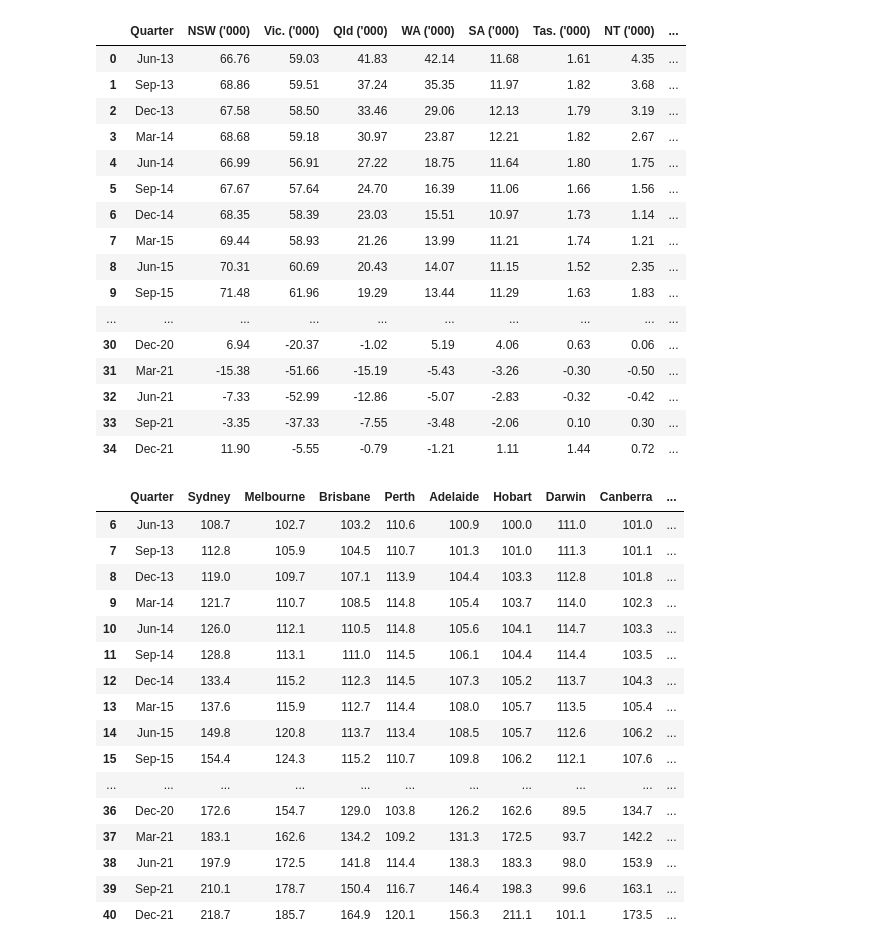
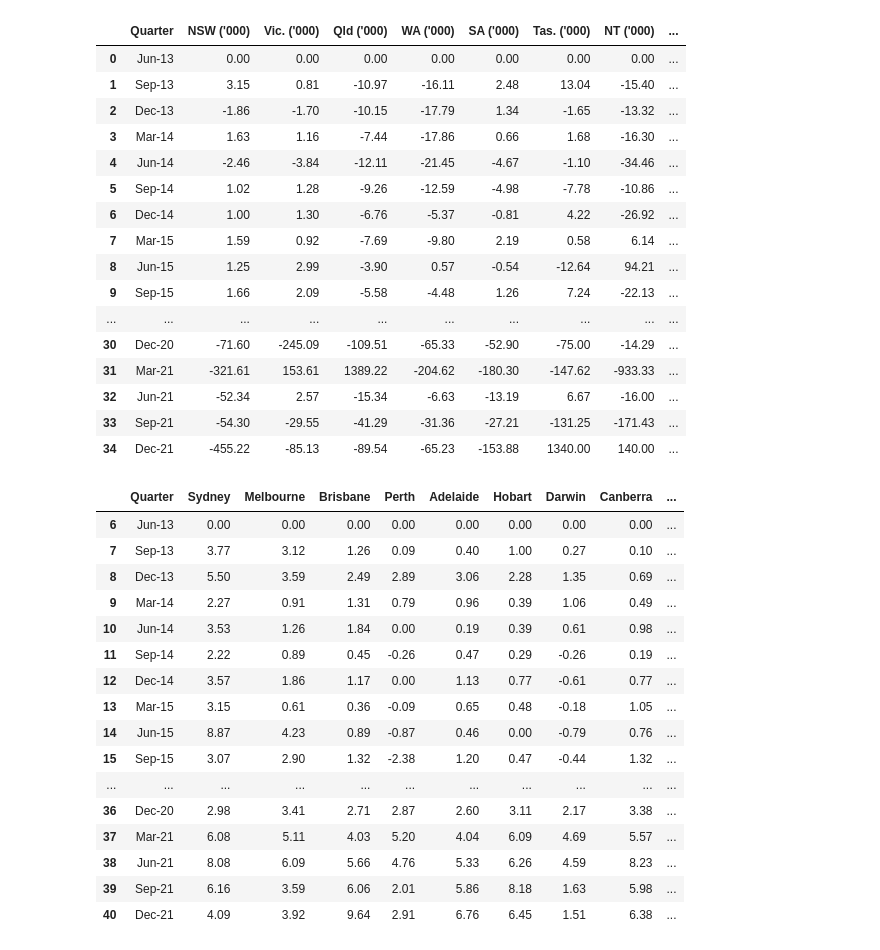
Before and after one commit to L-Tren/Project-1-Group-2, a Jupyter notebook: Project_1_Group2.ipynb, the cells around one changed output. Saved outputs shown, nothing was run; the diff lists cells and outputs as text; code cells hidden in the pictures.

```diff
--- a/Project_1_Group2.ipynb
+++ b/Project_1_Group2.ipynb
@@ -31,66 +31,81 @@ merged_df_migration = merged_df_migration[merged_df_migration['Quarter'] <= pd.t
 # Convert the Quarter column back to original format (for cleaner visualisation)
 merged_df_migration['Quarter'] = merged_df_migration['Quarter'].dt.strftime('%b-%y')
 
+#After discussing with Fab, will convert to percentage movement per quarter
+for column in merged_df_migration.columns[1:]:
+    merged_df_migration[column] = round(merged_df_migration[column].pct_change() * 100,2)
+
+# Update first row from 'NaN' to display zero
+merged_df_migration.fillna(0, inplace=True)
+
 #Display cleaned merged migration dataframe
 merged_df_migration
 # %% [output]
 |  | Quarter | NSW ('000) | Vic. ('000) | Qld ('000) | WA ('000) | SA ('000) | Tas. ('000) | NT ('000) | ... |
-| 0 | Jun-13 | 66.76 | 59.03 | 41.83 | 42.14 | 11.68 | 1.61 | 4.35 | ... |
-| 1 | Sep-13 | 68.86 | 59.51 | 37.24 | 35.35 | 11.97 | 1.82 | 3.68 | ... |
-| 2 | Dec-13 | 67.58 | 58.50 | 33.46 | 29.06 | 12.13 | 1.79 | 3.19 | ... |
-| 3 | Mar-14 | 68.68 | 59.18 | 30.97 | 23.87 | 12.21 | 1.82 | 2.67 | ... |
-| 4 | Jun-14 | 66.99 | 56.91 | 27.22 | 18.75 | 11.64 | 1.80 | 1.75 | ... |
-| 5 | Sep-14 | 67.67 | 57.64 | 24.70 | 16.39 | 11.06 | 1.66 | 1.56 | ... |
-| 6 | Dec-14 | 68.35 | 58.39 | 23.03 | 15.51 | 10.97 | 1.73 | 1.14 | ... |
-| 7 | Mar-15 | 69.44 | 58.93 | 21.26 | 13.99 | 11.21 | 1.74 | 1.21 | ... |
-| 8 | Jun-15 | 70.31 | 60.69 | 20.43 | 14.07 | 11.15 | 1.52 | 2.35 | ... |
-| 9 | Sep-15 | 71.48 | 61.96 | 19.29 | 13.44 | 11.29 | 1.63 | 1.83 | ... |
+| 0 | Jun-13 | 0.00 | 0.00 | 0.00 | 0.00 | 0.00 | 0.00 | 0.00 | ... |
+| 1 | Sep-13 | 3.15 | 0.81 | -10.97 | -16.11 | 2.48 | 13.04 | -15.40 | ... |
+| 2 | Dec-13 | -1.86 | -1.70 | -10.15 | -17.79 | 1.34 | -1.65 | -13.32 | ... |
+| 3 | Mar-14 | 1.63 | 1.16 | -7.44 | -17.86 | 0.66 | 1.68 | -16.30 | ... |
+| 4 | Jun-14 | -2.46 | -3.84 | -12.11 | -21.45 | -4.67 | -1.10 | -34.46 | ... |
+| 5 | Sep-14 | 1.02 | 1.28 | -9.26 | -12.59 | -4.98 | -7.78 | -10.86 | ... |
+| 6 | Dec-14 | 1.00 | 1.30 | -6.76 | -5.37 | -0.81 | 4.22 | -26.92 | ... |
+| 7 | Mar-15 | 1.59 | 0.92 | -7.69 | -9.80 | 2.19 | 0.58 | 6.14 | ... |
+| 8 | Jun-15 | 1.25 | 2.99 | -3.90 | 0.57 | -0.54 | -12.64 | 94.21 | ... |
+| 9 | Sep-15 | 1.66 | 2.09 | -5.58 | -4.48 | 1.26 | 7.24 | -22.13 | ... |
 | ... | ... | ... | ... | ... | ... | ... | ... | ... | ... |
-| 30 | Dec-20 | 6.94 | -20.37 | -1.02 | 5.19 | 4.06 | 0.63 | 0.06 | ... |
-| 31 | Mar-21 | -15.38 | -51.66 | -15.19 | -5.43 | -3.26 | -0.30 | -0.50 | ... |
-| 32 | Jun-21 | -7.33 | -52.99 | -12.86 | -5.07 | -2.83 | -0.32 | -0.42 | ... |
-| 33 | Sep-21 | -3.35 | -37.33 | -7.55 | -3.48 | -2.06 | 0.10 | 0.30 | ... |
-| 34 | Dec-21 | 11.90 | -5.55 | -0.79 | -1.21 | 1.11 | 1.44 | 0.72 | ... |
+| 30 | Dec-20 | -71.60 | -245.09 | -109.51 | -65.33 | -52.90 | -75.00 | -14.29 | ... |
+| 31 | Mar-21 | -321.61 | 153.61 | 1389.22 | -204.62 | -180.30 | -147.62 | -933.33 | ... |
+| 32 | Jun-21 | -52.34 | 2.57 | -15.34 | -6.63 | -13.19 | 6.67 | -16.00 | ... |
+| 33 | Sep-21 | -54.30 | -29.55 | -41.29 | -31.36 | -27.21 | -131.25 | -171.43 | ... |
+| 34 | Dec-21 | -455.22 | -85.13 | -89.54 | -65.23 | -153.88 | 1340.00 | 140.00 | ... |
 # %%
 # Locate CSVs in resources in folder
 residential_property_price_indexes = Path("Resources/Residential Property Price Indexes, capital cities.csv")
 
 #Load CSV file into DataFrame and remove the first row (as not relevant data)
 df_property_price_indexes = pd.read_csv(residential_property_price_indexes, skiprows=1)
 
 # Remove rows with no values
 df_property_price_indexes = df_property_price_indexes.dropna(subset=['Quarter'])
 
 # Remove non-date values
 df_property_price_indexes = df_property_price_indexes[df_property_price_indexes['Quarter'].str.match(r'[A-Za-z]{3}-\d{2}')]
 
 # Convert the Quarter column to datetime format (to enable filtering)
 df_property_price_indexes['Quarter'] = pd.to_datetime(df_property_price_indexes['Quarter'], format='%b-%y')
 
 # Filter to remove data pre June 2013 (to align data range with migration data)
 df_property_price_indexes = df_property_price_indexes[df_property_price_indexes['Quarter'] >= pd.to_datetime('Jun-13', format='%b-%y')]
 
 # Convert the Quarter column back to original format for cleaner visualisation
 df_property_price_indexes['Quarter'] = df_property_price_indexes['Quarter'].dt.strftime('%b-%y')
 
 # Reorganising the columns to align with the order of the migration data (swap Adelaide and Perth)
 df_property_price_indexes = df_property_price_indexes[["Quarter", "Sydney", "Melbourne", "Brisbane", "Perth", "Adelaide", "Hobart", "Darwin", "Canberra", "Weighted average of eight capital cities"]]
+
+#After discussing with Fab, will convert to percentage movement per quarter
+for column in df_property_price_indexes.columns[1:]:
+    df_property_price_indexes[column] = round(df_property_price_indexes[column].pct_change() * 100,2)
+
+# Update first row from 'NaN' to display zero
+df_property_price_indexes.fillna(0, inplace=True)
+
 df_property_price_indexes
 # %% [output]
 |  | Quarter | Sydney | Melbourne | Brisbane | Perth | Adelaide | Hobart | Darwin | Canberra | ... |
-| 6 | Jun-13 | 108.7 | 102.7 | 103.2 | 110.6 | 100.9 | 100.0 | 111.0 | 101.0 | ... |
-| 7 | Sep-13 | 112.8 | 105.9 | 104.5 | 110.7 | 101.3 | 101.0 | 111.3 | 101.1 | ... |
-| 8 | Dec-13 | 119.0 | 109.7 | 107.1 | 113.9 | 104.4 | 103.3 | 112.8 | 101.8 | ... |
-| 9 | Mar-14 | 121.7 | 110.7 | 108.5 | 114.8 | 105.4 | 103.7 | 114.0 | 102.3 | ... |
-| 10 | Jun-14 | 126.0 | 112.1 | 110.5 | 114.8 | 105.6 | 104.1 | 114.7 | 103.3 | ... |
-| 11 | Sep-14 | 128.8 | 113.1 | 111.0 | 114.5 | 106.1 | 104.4 | 114.4 | 103.5 | ... |
-| 12 | Dec-14 | 133.4 | 115.2 | 112.3 | 114.5 | 107.3 | 105.2 | 113.7 | 104.3 | ... |
-| 13 | Mar-15 | 137.6 | 115.9 | 112.7 | 114.4 | 108.0 | 105.7 | 113.5 | 105.4 | ... |
-| 14 | Jun-15 | 149.8 | 120.8 | 113.7 | 113.4 | 108.5 | 105.7 | 112.6 | 106.2 | ... |
-| 15 | Sep-15 | 154.4 | 124.3 | 115.2 | 110.7 | 109.8 | 106.2 | 112.1 | 107.6 | ... |
+| 6 | Jun-13 | 0.00 | 0.00 | 0.00 | 0.00 | 0.00 | 0.00 | 0.00 | 0.00 | ... |
+| 7 | Sep-13 | 3.77 | 3.12 | 1.26 | 0.09 | 0.40 | 1.00 | 0.27 | 0.10 | ... |
+| 8 | Dec-13 | 5.50 | 3.59 | 2.49 | 2.89 | 3.06 | 2.28 | 1.35 | 0.69 | ... |
+| 9 | Mar-14 | 2.27 | 0.91 | 1.31 | 0.79 | 0.96 | 0.39 | 1.06 | 0.49 | ... |
+| 10 | Jun-14 | 3.53 | 1.26 | 1.84 | 0.00 | 0.19 | 0.39 | 0.61 | 0.98 | ... |
+| 11 | Sep-14 | 2.22 | 0.89 | 0.45 | -0.26 | 0.47 | 0.29 | -0.26 | 0.19 | ... |
+| 12 | Dec-14 | 3.57 | 1.86 | 1.17 | 0.00 | 1.13 | 0.77 | -0.61 | 0.77 | ... |
+| 13 | Mar-15 | 3.15 | 0.61 | 0.36 | -0.09 | 0.65 | 0.48 | -0.18 | 1.05 | ... |
+| 14 | Jun-15 | 8.87 | 4.23 | 0.89 | -0.87 | 0.46 | 0.00 | -0.79 | 0.76 | ... |
+| 15 | Sep-15 | 3.07 | 2.90 | 1.32 | -2.38 | 1.20 | 0.47 | -0.44 | 1.32 | ... |
 | ... | ... | ... | ... | ... | ... | ... | ... | ... | ... | ... |
-| 36 | Dec-20 | 172.6 | 154.7 | 129.0 | 103.8 | 126.2 | 162.6 | 89.5 | 134.7 | ... |
-| 37 | Mar-21 | 183.1 | 162.6 | 134.2 | 109.2 | 131.3 | 172.5 | 93.7 | 142.2 | ... |
-| 38 | Jun-21 | 197.9 | 172.5 | 141.8 | 114.4 | 138.3 | 183.3 | 98.0 | 153.9 | ... |
-| 39 | Sep-21 | 210.1 | 178.7 | 150.4 | 116.7 | 146.4 | 198.3 | 99.6 | 163.1 | ... |
-| 40 | Dec-21 | 218.7 | 185.7 | 164.9 | 120.1 | 156.3 | 211.1 | 101.1 | 173.5 | ... |
+| 36 | Dec-20 | 2.98 | 3.41 | 2.71 | 2.87 | 2.60 | 3.11 | 2.17 | 3.38 | ... |
+| 37 | Mar-21 | 6.08 | 5.11 | 4.03 | 5.20 | 4.04 | 6.09 | 4.69 | 5.57 | ... |
+| 38 | Jun-21 | 8.08 | 6.09 | 5.66 | 4.76 | 5.33 | 6.26 | 4.59 | 8.23 | ... |
+| 39 | Sep-21 | 6.16 | 3.59 | 6.06 | 2.01 | 5.86 | 8.18 | 1.63 | 5.98 | ... |
+| 40 | Dec-21 | 4.09 | 3.92 | 9.64 | 2.91 | 6.76 | 6.45 | 1.51 | 6.38 | ... |
```
Also changed, not shown: 3 other files.
